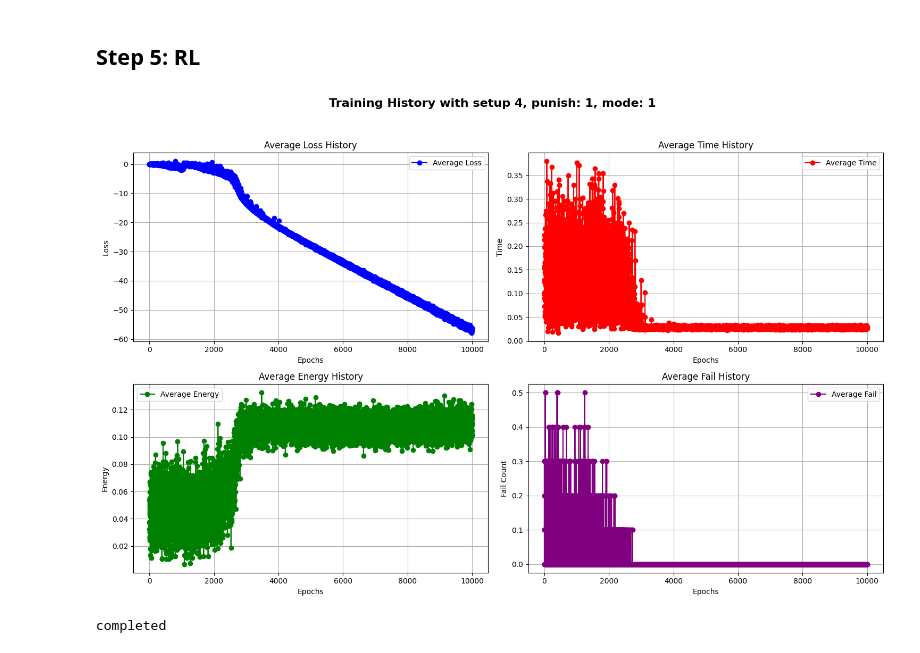
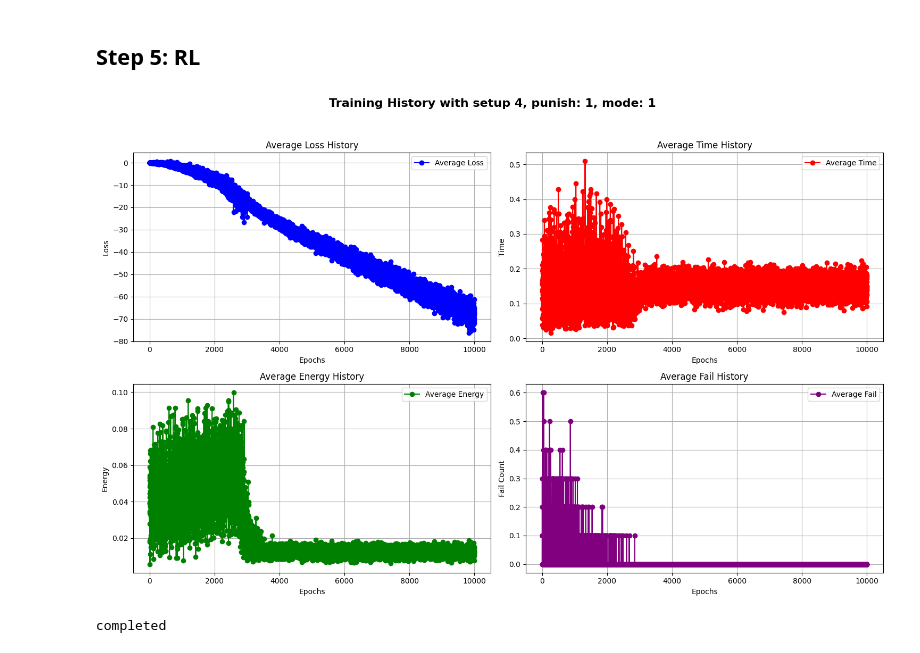
Before and after one commit to seyedAliHamedi/DTRL, a Jupyter notebook: main.ipynb, the cells around one changed output. Cells and saved outputs as stored; diff of their text form; code cells hidden in the pictures.

```diff
--- a/main.ipynb
+++ b/main.ipynb
@@ -77,6 +77,7 @@ class DDT(nn.Module):
         super(DDT, self).__init__()
         self.depth = depth
         self.max_depth = max_depth
+        self.exploration_rate = 0.10
         if depth != max_depth:
             self.weights = nn.Parameter(torch.empty(num_input).normal_(mean=0, std=0.1))
             self.bias = nn.Parameter(torch.zeros(1))
@@ -227,7 +228,7 @@ def plot_histories(rSetup, punish, learning_mode, lossHistory, avg_time_history,
     plt.show() # Adjust layout to prevent overlap, leaving space for the title
     # plt.savefig(f"./../results/Only Energy Figs/r{rSetup}_p{punish}_m{learning_mode}")
 # %%
-def getSetup(e, t, setup, alpha=1, beta=1):
+def getSetup(e, t, setup, alpha=10, beta=5):
     match setup:
         case 1:
             return  -1 * (alpha * e + beta * t)
@@ -286,7 +287,7 @@ class Environment:
                 if device["occupied_cores"][coreIndex] == 0:
                     total_t, total_e  = calc_total(device, state, coreIndex,0)
 
-                    reward = getSetup(total_t, total_e, self.rewardSetup, alpha=self.alpha, beta=self.beta)
+                    reward = getSetup(total_e ,total_t, self.rewardSetup)
                     return (reward,total_t,total_e,0,0)
 
         return (getPunish(self.punishSetup),0,0, taskFail,safeFail)
@@ -441,27 +442,27 @@ class Environment:
 # %%
 
 def train_test(n):
-    reward_setups = [1,4]
+    reward_setups = [4]
     punish_setups = [1]
     learningModes = [1]
 
     for i in range(n):
         for reward in reward_setups:
             for punish in punish_setups:
                     for mode in learningModes:
                         taskList, tasks_copy = read_tasks()
                         env = Environment()
                         env.learning_mode = mode
                         env.rewardSetup = reward
                         env.punishSetup = punish
                         env.taskList = taskList
                         env.tasks_copy = tasks_copy
 
                         tree = env.agent
                         env.train(10001, 10)
 
 train_test(1)
 print("completed")
 # %% [output]
-[figure, old version]
+[figure, new version]
 completed
```
Also changed, not shown: 1 other file.
